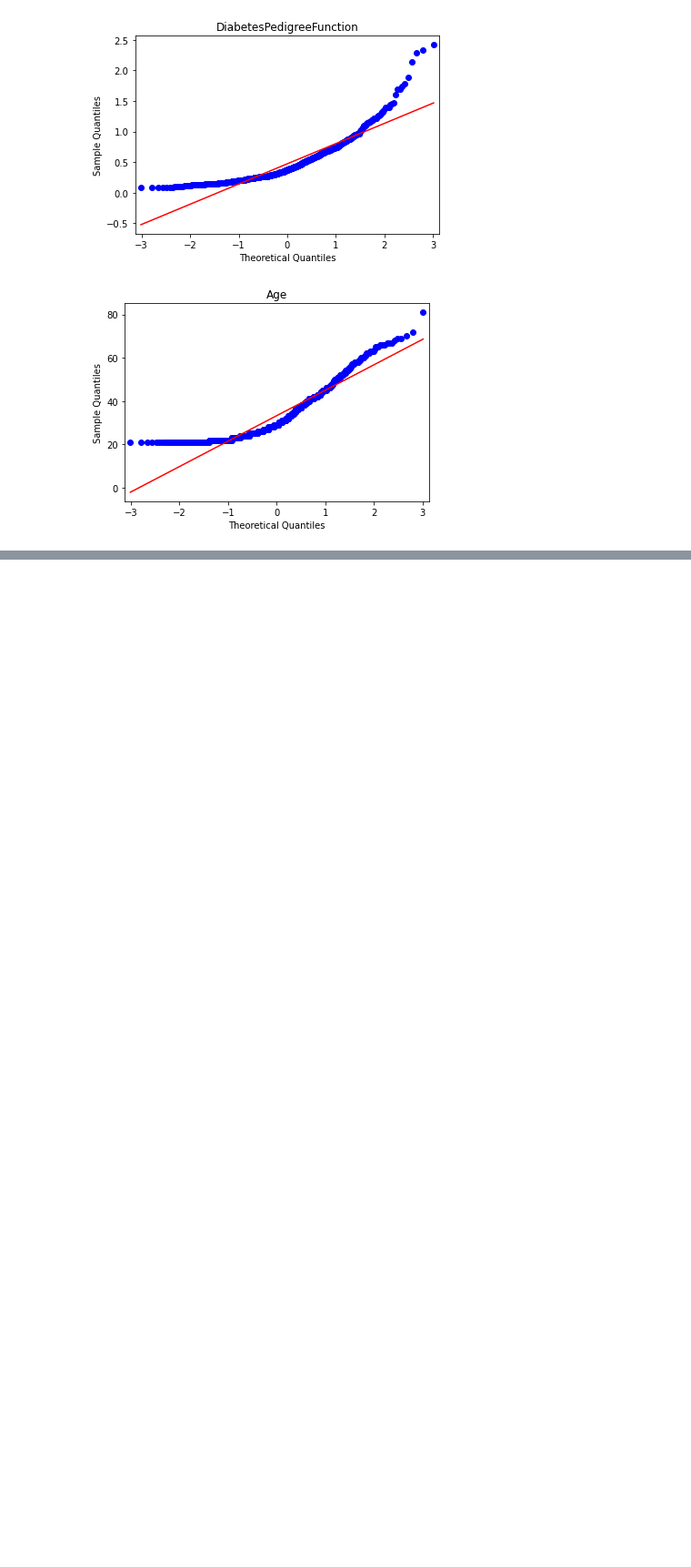
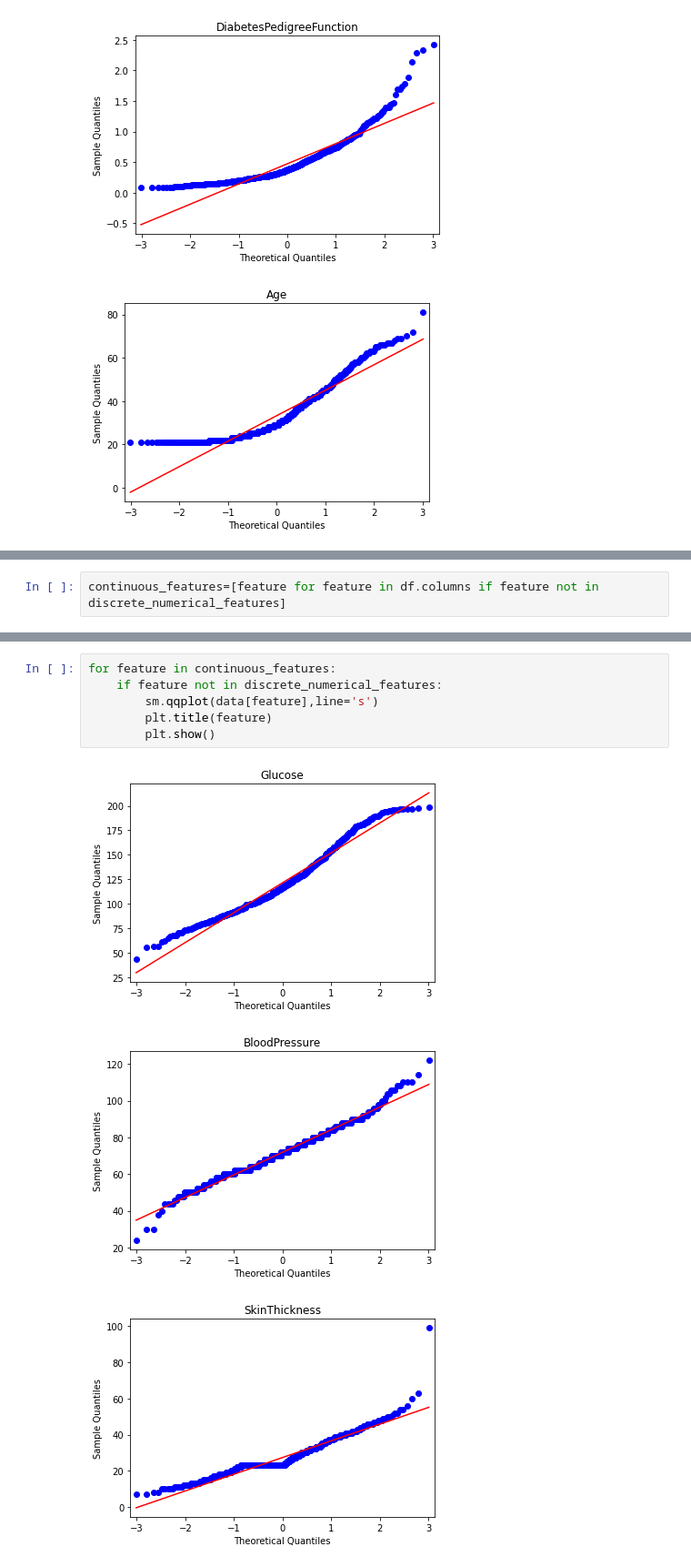
Before and after one commit to Snehashis100/Human-Disease-Diagnostic, a Jupyter notebook: Diabetes Prediction Analysis.ipynb, the cells around one changed output, grey strips where cells are left out. Shown at 91% size. Saved outputs shown, nothing was run; the diff lists cells and outputs as text; blank space fills up the shorter version.

```diff
--- a/Diabetes Prediction Analysis.ipynb
+++ b/Diabetes Prediction Analysis.ipynb
@@ -171,0 +254,2 @@ df.describe()
+# %%
+continuous_features=[feature for feature in df.columns if feature not in discrete_numerical_features]
@@ -171,0 +272,10 @@ df.describe()
+# %%
+for feature in continuous_features:
+    if feature not in discrete_numerical_features:
+        sm.qqplot(data[feature],line='s')
+        plt.title(feature)
+        plt.show()
+# %% [output]
+[figure, added]
+[figure, added]
+[figure, added]
```
Also changed, not shown: parts of 18 cells of this notebook.
